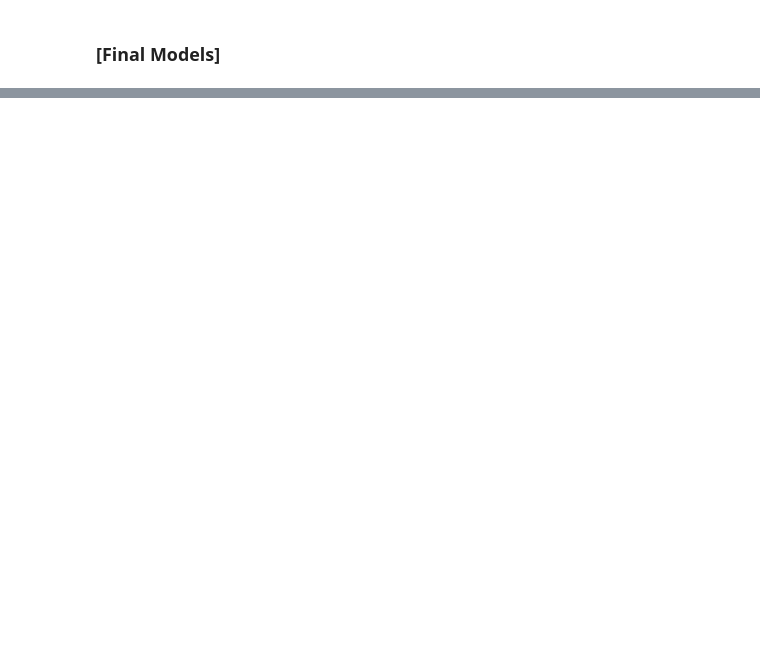
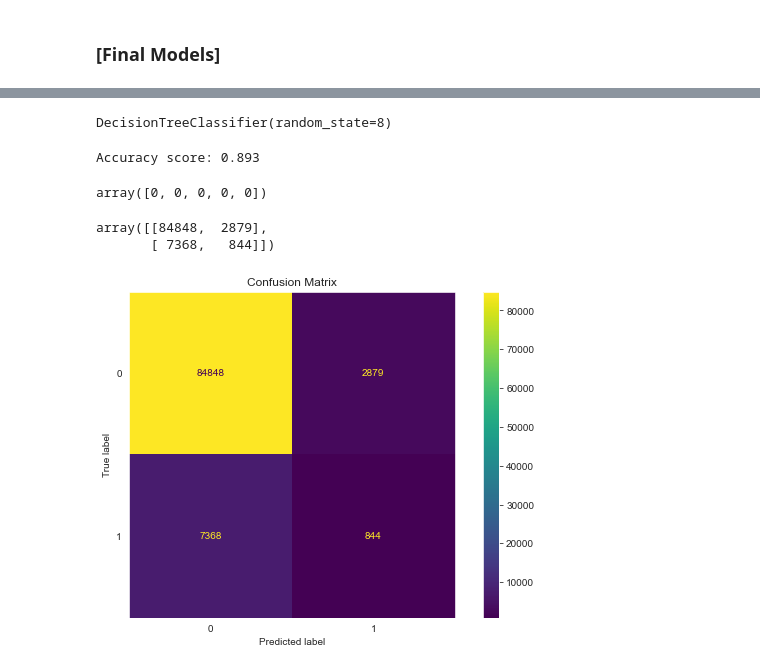
Before and after one commit to ChrisGarciaDS/HeartDisease, a Jupyter notebook: heartdisease.ipynb, the cells around one changed output, grey strips where cells are left out. Saved outputs shown, nothing was run; the diff lists cells and outputs as text; code cells hidden in the pictures; blank space fills up the shorter version.

Commit message:
- add decision tree and ANN

```diff
--- a/heartdisease.ipynb
+++ b/heartdisease.ipynb
@@ -334,0 +422,6 @@ There are no highly correlated attributes. We can conclude to manually remove fe
+# %%
+# logistic regression
+logreg = LogisticRegression()
+# %%
+# fit model
+logreg.fit(X_train, y_train)
@@ -334,0 +479,28 @@ There are no highly correlated attributes. We can conclude to manually remove fe
+# %%
+dt = DecisionTreeClassifier(criterion='gini', random_state=8)
+# %%
+dt.fit(X_train, y_train)
+# %% [output]
+DecisionTreeClassifier(random_state=8)
+# %%
+# model accuracy
+score_dt = dt.score(X_test, y_test)
+print(f'Accuracy score: {score_dt:.3f}')
+# %% [output]
+Accuracy score: 0.893
+# %%
+dt_pred = dt.predict(X_test)
+dt_pred[:5]
+# %% [output]
+array([0, 0, 0, 0, 0])
+# %%
+# confusion matrix
+fig, ax = plt.subplots(figsize=(10,6))
+ax.set_title('Confusion Matrix')
+
+disp = metrics.plot_confusion_matrix(dt, X_test, y_test, ax = ax)
+disp.confusion_matrix
+# %% [output]
+array([[84848,  2879],
+       [ 7368,   844]])
+[figure, added]
```
Also changed, not shown: parts of 27 cells of this notebook.
